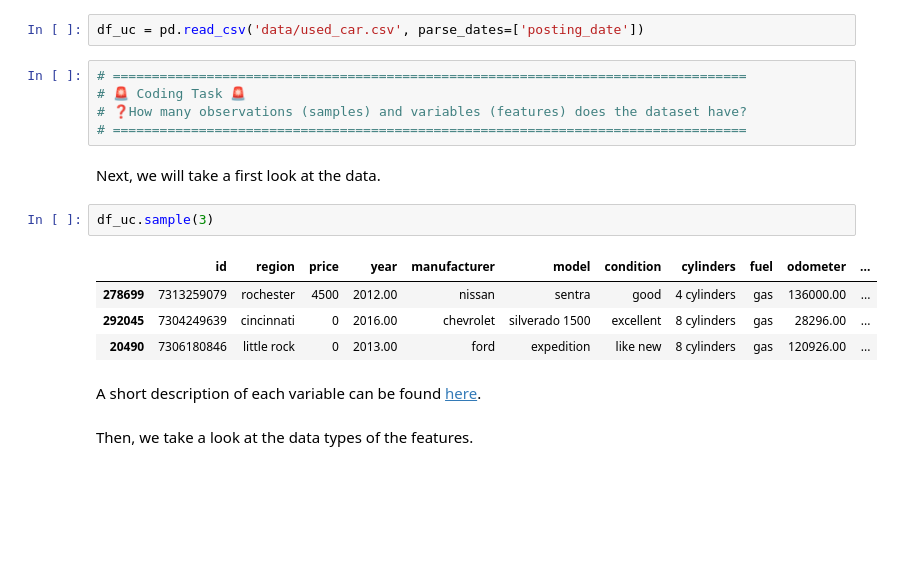
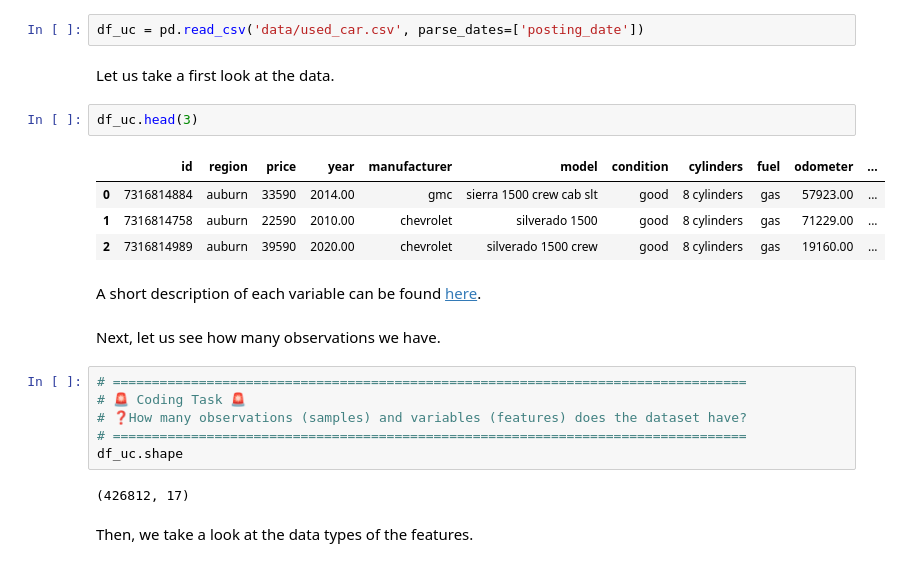
Before and after one commit to applied-ai-jlu-ws25-26/course, a Jupyter notebook: 1_ml/ml.ipynb, the cells around one changed output. Drawn from its saved outputs; the diff is of its cells as text; blank space fills up the shorter version.

```diff
--- a/1_ml/ml.ipynb
+++ b/1_ml/ml.ipynb
@@ -167,22 +164,27 @@ pd.set_option('display.float_format', '{:.2f}'.format)
 Then, we read the used car data.
 # %%
 df_uc = pd.read_csv('data/used_car.csv', parse_dates=['posting_date'])
-# %%
-# =================================================================================
-# 🚨 Coding Task 🚨
-# ❓How many observations (samples) and variables (features) does the dataset have?
-# =================================================================================
 # %% [markdown]
-Next, we will take a first look at the data.
+Let us take a first look at the data.
 # %%
-df_uc.sample(3)
+df_uc.head(3)
 # %% [output]
 |  | id | region | price | year | manufacturer | model | condition | cylinders | fuel | odometer | ... |
-| 278699 | 7313259079 | rochester | 4500 | 2012.00 | nissan | sentra | good | 4 cylinders | gas | 136000.00 | ... |
-| 292045 | 7304249639 | cincinnati | 0 | 2016.00 | chevrolet | silverado 1500 | excellent | 8 cylinders | gas | 28296.00 | ... |
-| 20490 | 7306180846 | little rock | 0 | 2013.00 | ford | expedition | like new | 8 cylinders | gas | 120926.00 | ... |
+| 0 | 7316814884 | auburn | 33590 | 2014.00 | gmc | sierra 1500 crew cab slt | good | 8 cylinders | gas | 57923.00 | ... |
+| 1 | 7316814758 | auburn | 22590 | 2010.00 | chevrolet | silverado 1500 | good | 8 cylinders | gas | 71229.00 | ... |
+| 2 | 7316814989 | auburn | 39590 | 2020.00 | chevrolet | silverado 1500 crew | good | 8 cylinders | gas | 19160.00 | ... |
 # %% [markdown]
 A short description of each variable can be found [here](data/used_car_dictionary.md).
+# %% [markdown]
+Next, let us see how many observations we have.
+# %%
+# =================================================================================
+# 🚨 Coding Task 🚨
+# ❓How many observations (samples) and variables (features) does the dataset have?
+# =================================================================================
+df_uc.shape
+# %% [output]
+(426812, 17)
 # %% [markdown]
 Then, we take a look at the data types of the features.
 # %% [markdown]
```
Also changed, not shown: parts of 48 cells of this notebook, 15 other files.
